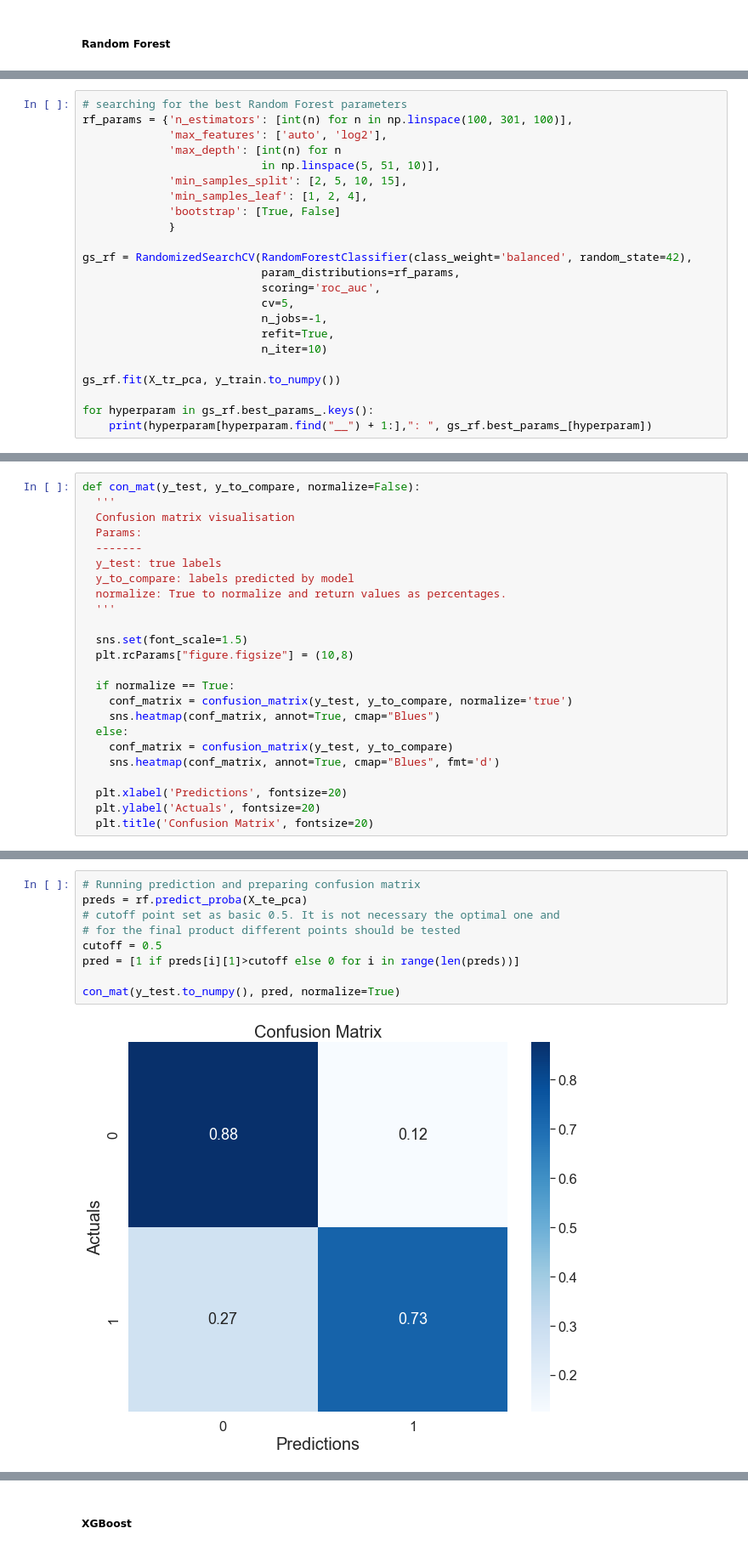
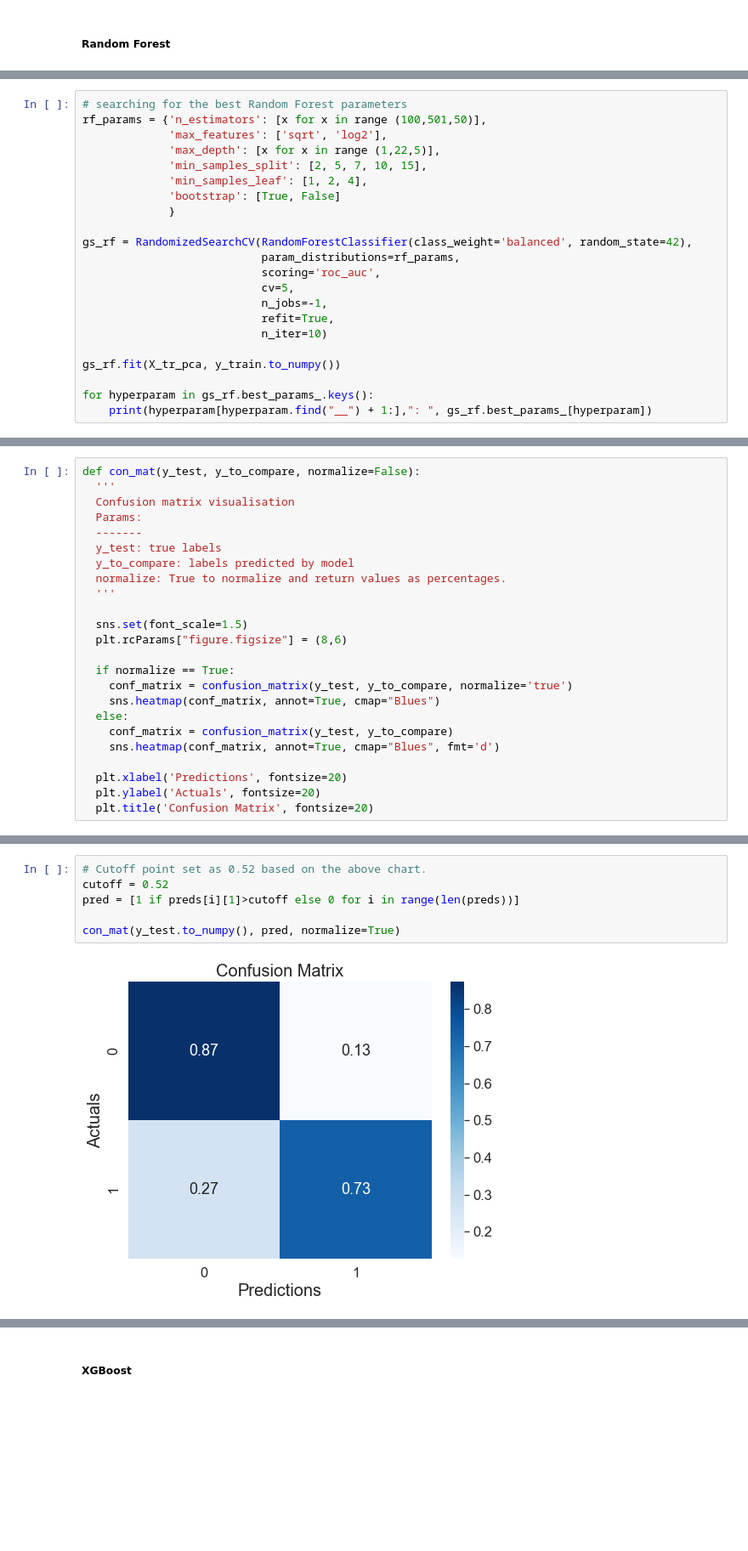
Before and after one commit to pzolnierczyk/insurance-classification, a Jupyter notebook: insurance_claims.ipynb, the cells around one changed output, grey strips where cells are left out. Shown at 85% size. Drawn from its saved outputs; the diff is of its cells as text; blank space fills up the shorter version.

```diff
--- a/insurance_claims.ipynb
+++ b/insurance_claims.ipynb
@@ -329,10 +333,9 @@ Discussion on the models and their scores is at the end of the notebook.
 # %%
 # searching for the best Random Forest parameters
-rf_params = {'n_estimators': [int(n) for n in np.linspace(100, 301, 100)],
-             'max_features': ['auto', 'log2'],
-             'max_depth': [int(n) for n
-                           in np.linspace(5, 51, 10)],
-             'min_samples_split': [2, 5, 10, 15],
+rf_params = {'n_estimators': [x for x in range (100,501,50)],
+             'max_features': ['sqrt', 'log2'],
+             'max_depth': [x for x in range (1,22,5)],
+             'min_samples_split': [2, 5, 7, 10, 15],
              'min_samples_leaf': [1, 2, 4],
              'bootstrap': [True, False]
              }
@@ -381,7 +392,7 @@ def con_mat(y_test, y_to_compare, normalize=False):
   '''
 
   sns.set(font_scale=1.5)
-  plt.rcParams["figure.figsize"] = (10,8)
+  plt.rcParams["figure.figsize"] = (8,6)
 
   if normalize == True:
     conf_matrix = confusion_matrix(y_test, y_to_compare, normalize='true')
@@ -396,14 +457,11 @@ def con_mat(y_test, y_to_compare, normalize=False):
 # %%
-# Running prediction and preparing confusion matrix
-preds = rf.predict_proba(X_te_pca)
-# cutoff point set as basic 0.5. It is not necessary the optimal one and
-# for the final product different points should be tested
-cutoff = 0.5
+# Cutoff point set as 0.52 based on the above chart.
+cutoff = 0.52
 pred = [1 if preds[i][1]>cutoff else 0 for i in range(len(preds))]
 
 con_mat(y_test.to_numpy(), pred, normalize=True)
 # %% [output]
-[figure, old version]
+[figure, new version]
 # %%
 con_mat(y_test.to_numpy(), pred)
 # %% [output]
```
Also changed, not shown: parts of 9 cells of this notebook.
